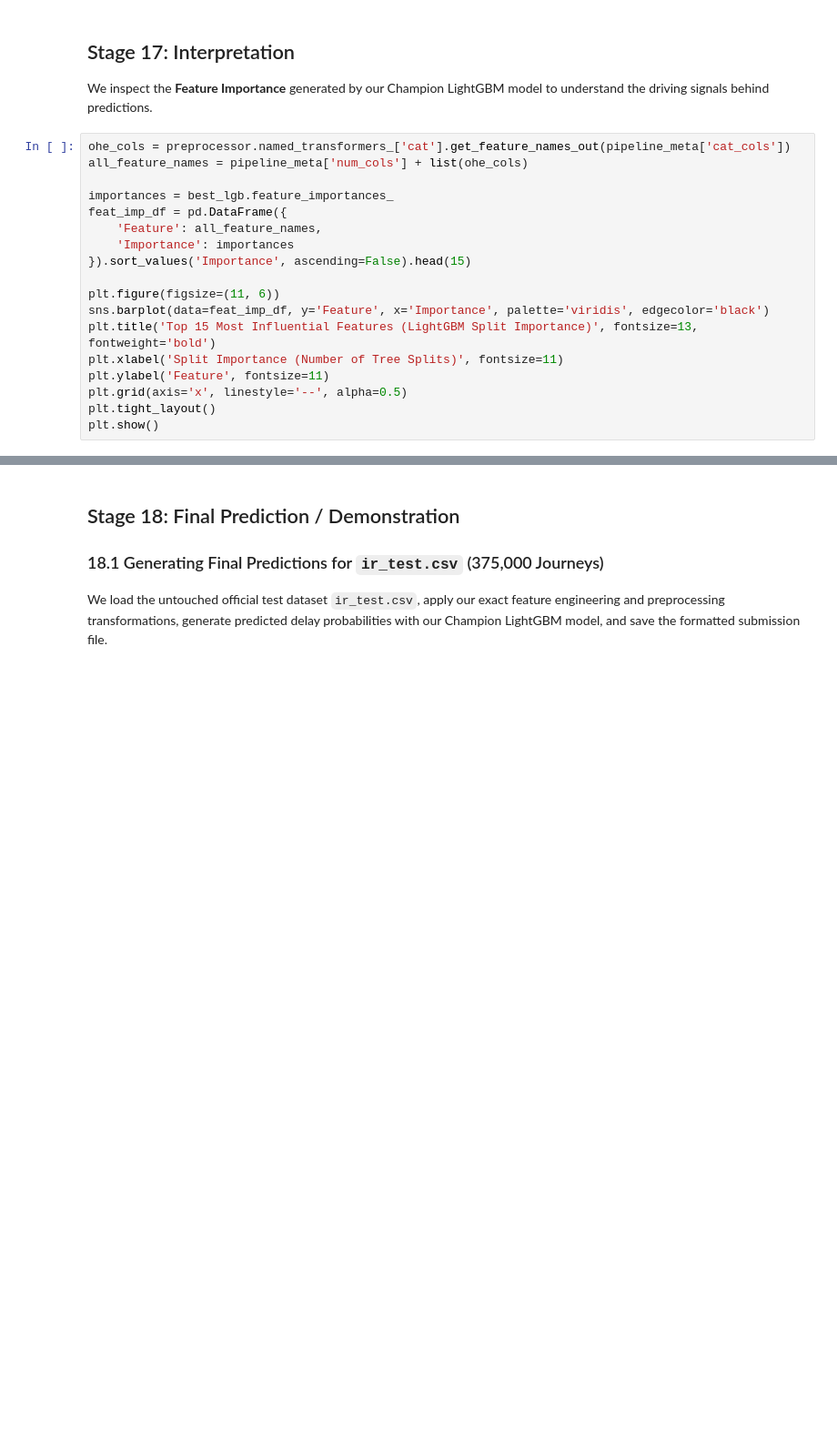
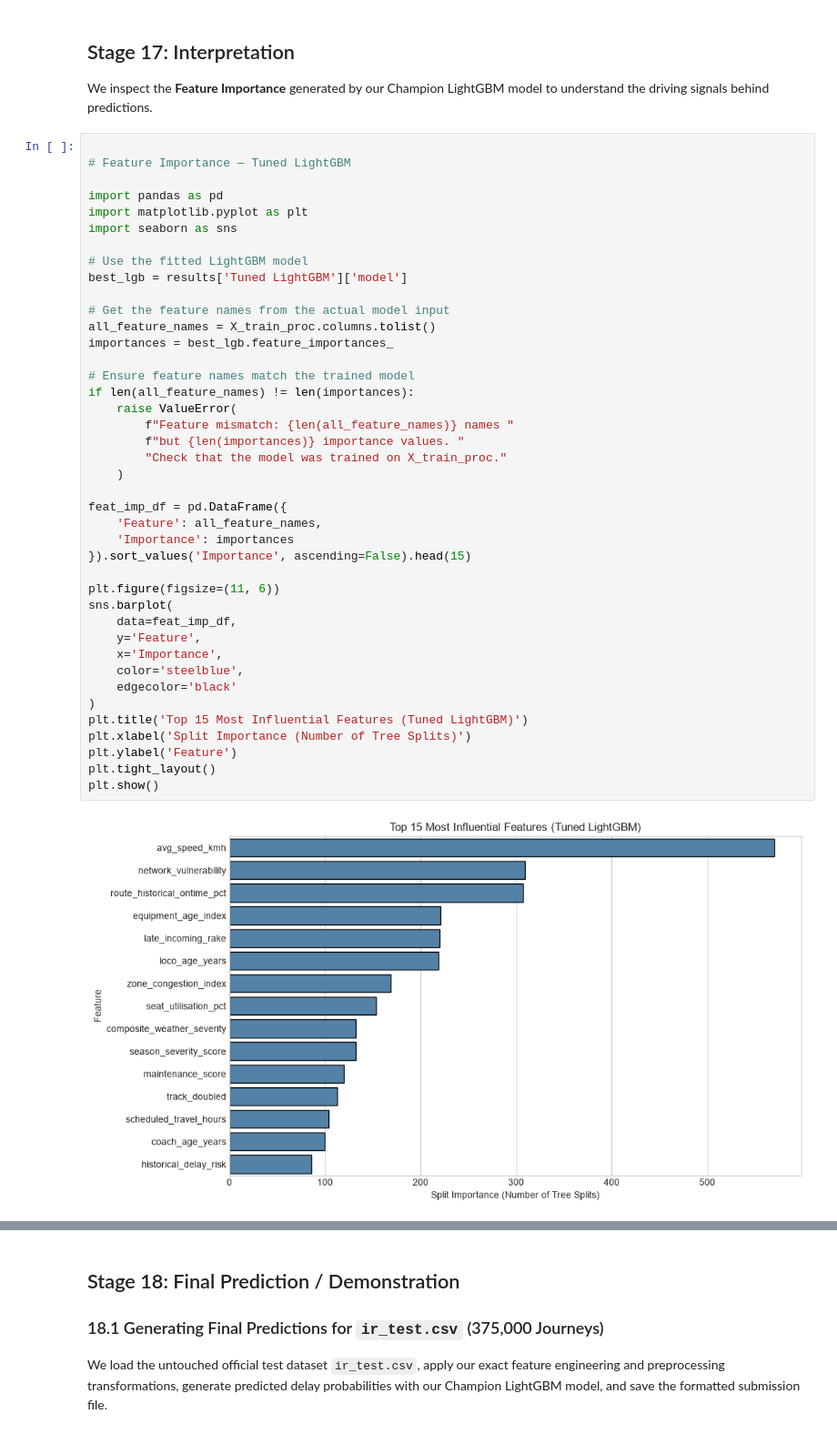
Before and after one commit to kirtan-thakkar/ml, a Jupyter notebook: notebooks/03_Model_Training_Tuning_and_Evaluation.ipynb, the cells around one changed output, grey strips where cells are left out. Shown at 91% size. Drawn from its saved outputs; the diff is of its cells as text; blank space fills up the shorter version.

```diff
--- a/notebooks/03_Model_Training_Tuning_and_Evaluation.ipynb
+++ b/notebooks/03_Model_Training_Tuning_and_Evaluation.ipynb
@@ -401,20 +544,45 @@ plt.show()
 
 We inspect the **Feature Importance** generated by our Champion LightGBM model to understand the driving signals behind predictions.
 # %%
-ohe_cols = preprocessor.named_transformers_['cat'].get_feature_names_out(pipeline_meta['cat_cols'])
-all_feature_names = pipeline_meta['num_cols'] + list(ohe_cols)
 
+# Feature Importance — Tuned LightGBM
+
+import pandas as pd
+import matplotlib.pyplot as plt
+import seaborn as sns
+
+# Use the fitted LightGBM model
+best_lgb = results['Tuned LightGBM']['model']
+
+# Get the feature names from the actual model input
+all_feature_names = X_train_proc.columns.tolist()
 importances = best_lgb.feature_importances_
+
+# Ensure feature names match the trained model
+if len(all_feature_names) != len(importances):
+    raise ValueError(
+        f"Feature mismatch: {len(all_feature_names)} names "
+        f"but {len(importances)} importance values. "
+        "Check that the model was trained on X_train_proc."
+    )
+
 feat_imp_df = pd.DataFrame({
     'Feature': all_feature_names,
     'Importance': importances
 }).sort_values('Importance', ascending=False).head(15)
 
 plt.figure(figsize=(11, 6))
-sns.barplot(data=feat_imp_df, y='Feature', x='Importance', palette='viridis', edgecolor='black')
-plt.title('Top 15 Most Influential Features (LightGBM Split Importance)', fontsize=13, fontweight='bold')
-plt.xlabel('Split Importance (Number of Tree Splits)', fontsize=11)
-plt.ylabel('Feature', fontsize=11)
-plt.grid(axis='x', linestyle='--', alpha=0.5)
+sns.barplot(
+    data=feat_imp_df,
+    y='Feature',
+    x='Importance',
+    color='steelblue',
+    edgecolor='black'
+)
+plt.title('Top 15 Most Influential Features (Tuned LightGBM)')
+plt.xlabel('Split Importance (Number of Tree Splits)')
+plt.ylabel('Feature')
 plt.tight_layout()
 plt.show()
+# %% [output]
+[figure, added]
```
Also changed, not shown: parts of 11 cells of this notebook, 4 other files.
